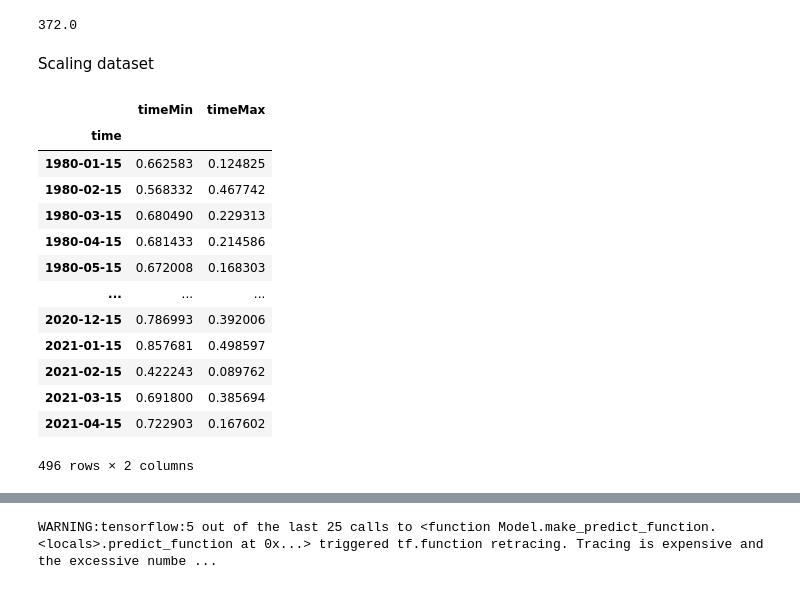
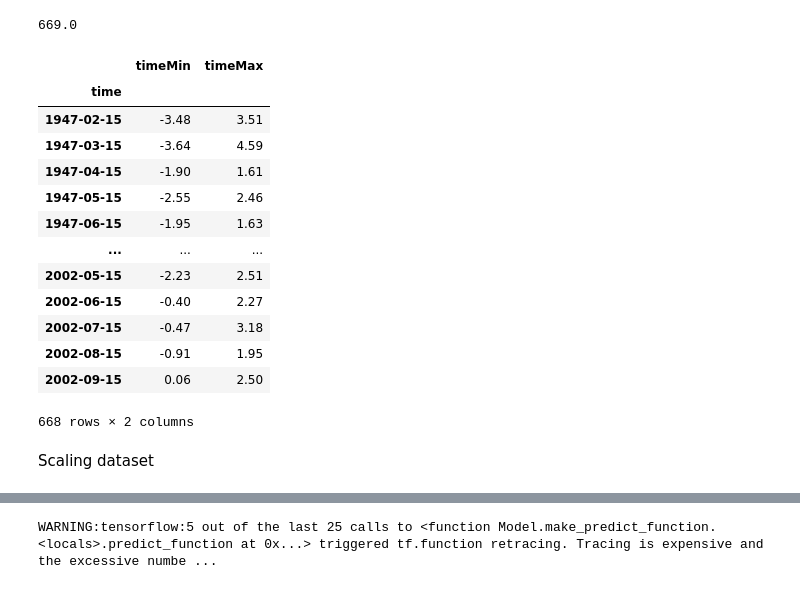
Before and after one commit to rubenkerkhofs/modern-data-analytics, a Jupyter notebook: Mitja Code/Code Final.ipynb, the cells around one changed output, grey strips where cells are left out. Drawn from its saved outputs; the diff is of its cells as text; code cells hidden in the pictures.

```diff
--- a/Mitja Code/Code Final.ipynb
+++ b/Mitja Code/Code Final.ipynb
@@ -68,7 +68,26 @@ df
 # %%
-496*0.75
+892*0.75
 # %% [output]
-372.0
+669.0
+# %%
+train,test = df[1:669], df[669:]
+# %%
+train
+# %% [output]
+|  | timeMin | timeMax |
+| time |  |  |
+| 1947-02-15 | -3.48 | 3.51 |
+| 1947-03-15 | -3.64 | 4.59 |
+| 1947-04-15 | -1.90 | 1.61 |
+| 1947-05-15 | -2.55 | 2.46 |
+| 1947-06-15 | -1.95 | 1.63 |
+| ... | ... | ... |
+| 2002-05-15 | -2.23 | 2.51 |
+| 2002-06-15 | -0.40 | 2.27 |
+| 2002-07-15 | -0.47 | 3.18 |
+| 2002-08-15 | -0.91 | 1.95 |
+| 2002-09-15 | 0.06 | 2.50 |
+668 rows × 2 columns
 # %% [markdown]
 Scaling dataset
 # %%
@@ -77,17 +96,0 @@ df[["timeMin", "timeMax"]] = min_max_scaler.fit_transform(df[["timeMin", "timeMa
-# %%
-df
-# %% [output]
-|  | timeMin | timeMax |
-| time |  |  |
-| 1980-01-15 | 0.662583 | 0.124825 |
-| 1980-02-15 | 0.568332 | 0.467742 |
-| 1980-03-15 | 0.680490 | 0.229313 |
-| 1980-04-15 | 0.681433 | 0.214586 |
-| 1980-05-15 | 0.672008 | 0.168303 |
-| ... | ... | ... |
-| 2020-12-15 | 0.786993 | 0.392006 |
-| 2021-01-15 | 0.857681 | 0.498597 |
-| 2021-02-15 | 0.422243 | 0.089762 |
-| 2021-03-15 | 0.691800 | 0.385694 |
-| 2021-04-15 | 0.722903 | 0.167602 |
-496 rows × 2 columns
```
Also changed, not shown: parts of 11 cells of this notebook, 2 other files.
